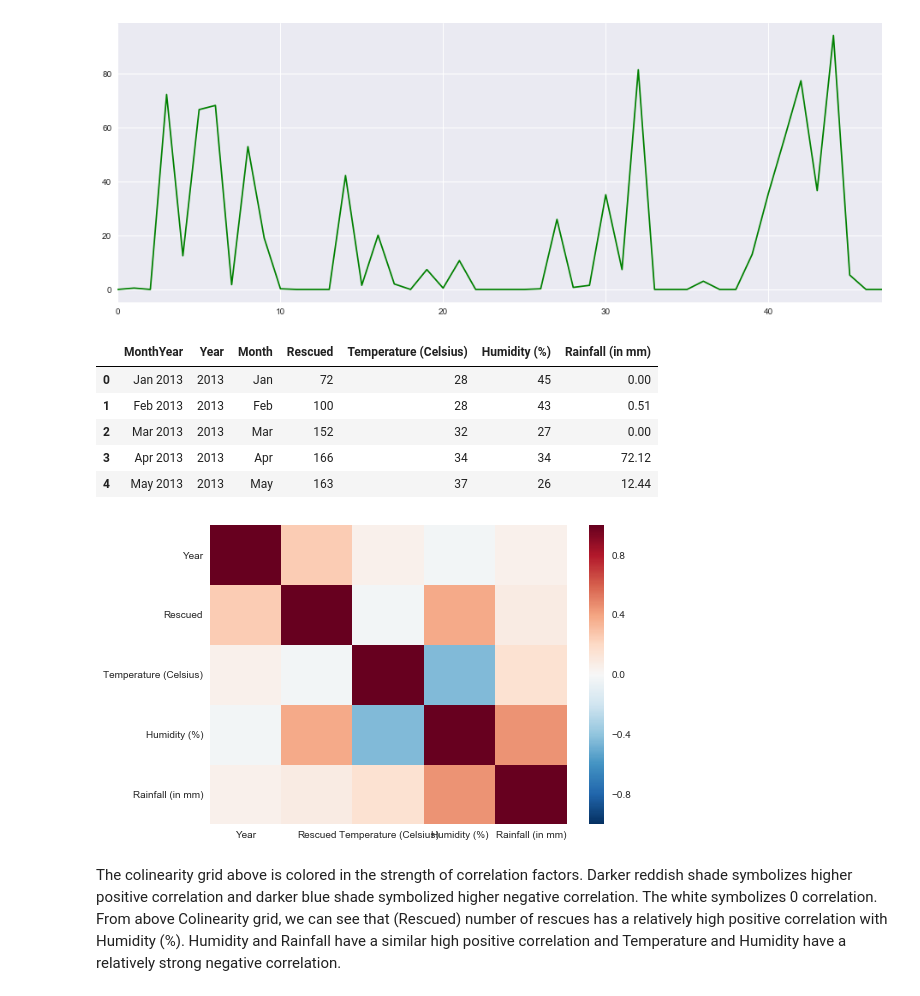
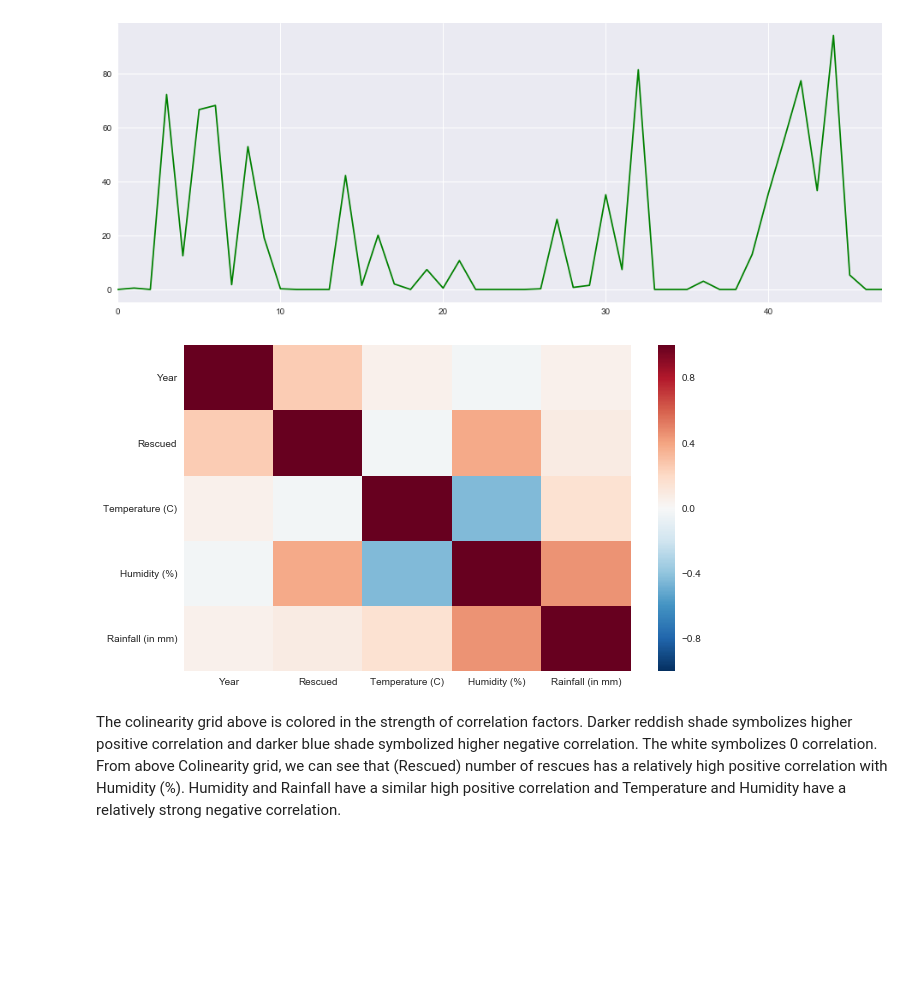
Before and after one commit to vsathwikm/PythonCoding, a Jupyter notebook: Jupyter_Notebooks/Rescues_Vs_Weather_conditions.ipynb, the cells around one changed output. Saved outputs shown, nothing was run; the diff lists cells and outputs as text; code cells hidden in the pictures; blank space fills up the shorter version.

Commit message:
Fixed graph

```diff
--- a/Jupyter_Notebooks/Rescues_Vs_Weather_conditions.ipynb
+++ b/Jupyter_Notebooks/Rescues_Vs_Weather_conditions.ipynb
@@ -46,0 +56,2 @@ rescue_data = rescue_data.reindex(columns=['MonthYear', 'Year', 'Month', 'Rescue
+# %%
+rescue_data.columns = ['MonthYear','Year','Month','Rescued','Temperature (C)','Humidity (%)','Rainfall (in mm)']
@@ -55,7 +75,7 @@ plt.xlabel('MonthYear')
 plt.show()
 
 plt.subplots(figsize=(16, 6))
-sns.tsplot(data=rescue_data.set_index('MonthYear')['Temperature (Celsius)'], color='red')
+sns.tsplot(data=rescue_data.set_index('MonthYear')['Temperature (C)'], color='red')
 plt.show()
 
 plt.subplots(figsize=(16, 6))
@@ -70,25 +90,17 @@ plt.show()
 [figure]
 [figure]
 [figure]
-# %%
-rescue_data.head()
-# %% [output]
-|  | MonthYear | Year | Month | Rescued | Temperature (Celsius) | Humidity (%) | Rainfall (in mm) |
-| 0 | Jan 2013 | 2013 | Jan | 72 | 28 | 45 | 0.00 |
-| 1 | Feb 2013 | 2013 | Feb | 100 | 28 | 43 | 0.51 |
-| 2 | Mar 2013 | 2013 | Mar | 152 | 32 | 27 | 0.00 |
-| 3 | Apr 2013 | 2013 | Apr | 166 | 34 | 34 | 72.12 |
-| 4 | May 2013 | 2013 | May | 163 | 37 | 26 | 12.44 |
 # %%
 ### Checking for multi-colinearity among factors
 
 corr = rescue_data.corr()
+plt.subplots(figsize=(10, 6))
 sns.heatmap(corr,
             xticklabels=corr.columns.values,
             yticklabels=corr.columns.values)
 plt.show()
 # %% [output]
-[figure, old version]
+[figure, new version]
 # %% [markdown]
 The colinearity grid above is colored in the strength of correlation factors. Darker reddish shade symbolizes higher positive correlation and darker blue shade symbolized higher negative correlation. The white symbolizes 0 correlation. From above Colinearity grid, we can see that (Rescued) number of rescues has a relatively high positive correlation with Humidity (%). Humidity and Rainfall have a similar high positive correlation and Temperature and Humidity have a relatively strong negative correlation.
 # %%
```
Also changed, not shown: parts of 3 cells of this notebook.
